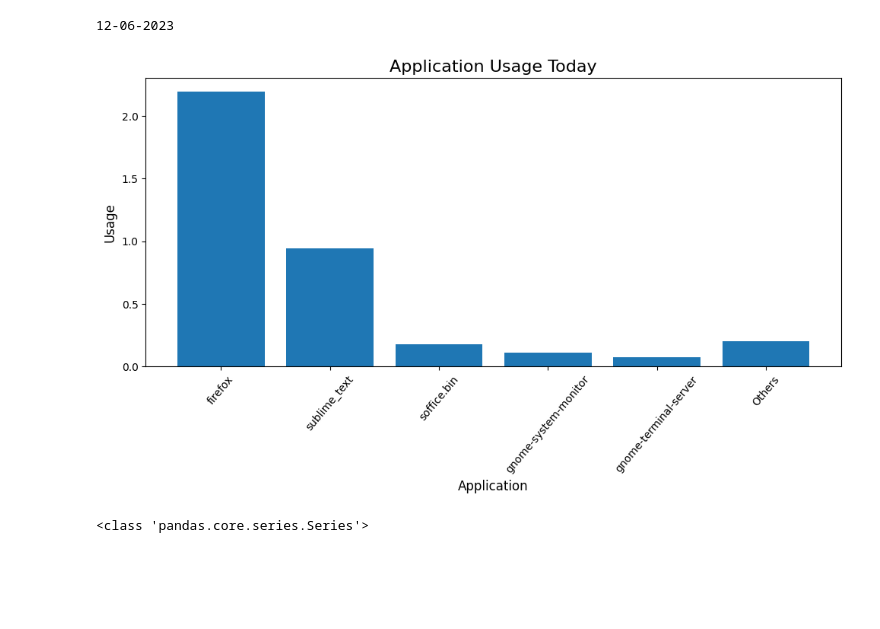
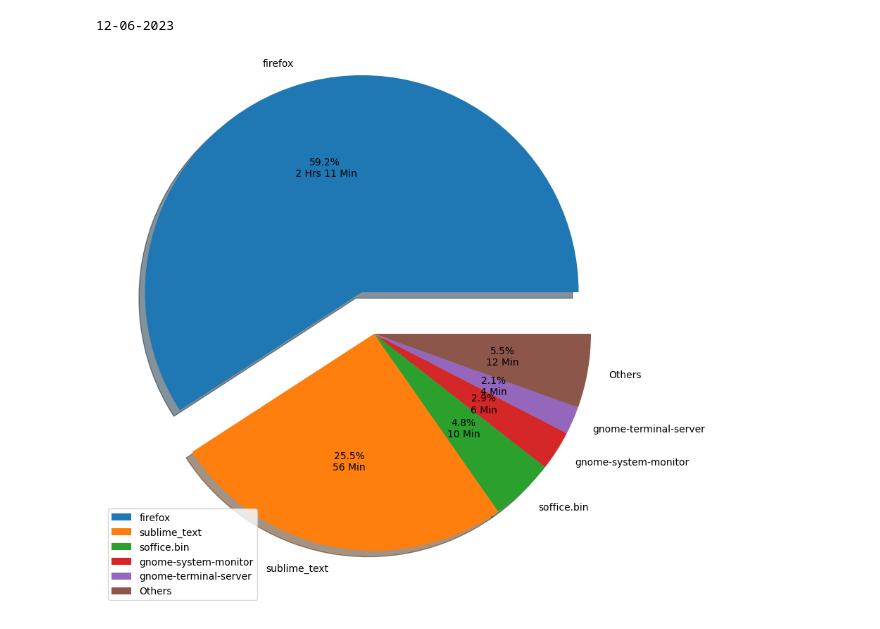
Before and after one commit to codebyAbhishekBharti/health-management-system, a Jupyter notebook: system_analyzer.ipynb, the cells around one changed output. Drawn from its saved outputs; the diff is of its cells as text; code cells hidden in the pictures; blank space fills up the shorter version.

Commit message:
Added code for pie chart @ daily app Usage
Added the code to show the proper graph of daily application usage

```diff
--- a/system_analyzer.ipynb
+++ b/system_analyzer.ipynb
@@ -76,32 +76,27 @@ print(today)
 # %% [output]
 12-06-2023
 # %%
-# today_data=df.loc[(df['DATE']==today)&(df['APPLICATION']!='xfdesktop'),['USAGE','APPLICATION']]
 today_data=new_df.loc[(new_df['DATE']==today)&(new_df['APPLICATION']!='xfdesktop'),['USAGE','APPLICATION']] #gets all the log data which has today's date to make graph
 # today_data
 data=today_data.groupby('APPLICATION')['USAGE'].sum()   #groups the application based on categories
 data=data.sort_values(ascending=False)                  #sorts the data
 
-top_5_data = data.head(5)
-sum_others = data.iloc[5:].sum()
-data = pd.concat([top_5_data,pd.Series([sum_others], index=["Others"])])
+top_5_data = data.head(5)                               #gets top 5 data from new_df
+sum_others = data.iloc[5:].sum()                        #gets the sum of all remaining data in the new_df
+data = pd.concat([top_5_data,pd.Series([sum_others], index=["Others"])])    #concatinates both data
 
-plt.figure(figsize=(10, 6))  # Adjust the figure size as per your preference
-# print(type(data.values))
-plt.bar(data.index, data.values/3600)
+def func(pct, allvalues):
+    """This funcation sets the proper format for displaying percentage and hours application in pie chart """
+    absolute = pct / 100.*np.sum(allvalues)
+    hrs = int(absolute/3600)
+    min = int((absolute%3600)/60)
+    if hrs==0:
+        return f"{pct:.1f}%\n{min} Min"
+    return f"{pct:.1f}%\n {hrs} Hrs {min} Min"
 
-# Customize the plot
-plt.title("Application Usage Today", fontsize=16)
-plt.xlabel("Application", fontsize=12)
-plt.ylabel("Usage", fontsize=12)
-plt.xticks(rotation=50)  # Rotate x-axis labels for better readability
-
-# Show the plot
-plt.tight_layout()
-plt.show()
-
-data.head(10)
-# print(type(data))
+myexplode=[0.2,0,0,0,0,0]               #sets the distorsion of graph
+plt.figure(figsize=(20, 10))            #sets the size of graph
+data.plot.pie(y="Usage",labels=data.index,autopct = lambda pct: func(pct, data.values), explode = myexplode, shadow = True,legend=True) #sets all the details for showing graph
+plt.show()                              #shows graph
 # %% [output]
-[figure, old version]
+[figure, new version]
-<class 'pandas.core.series.Series'>
```
Also changed, not shown: parts of 1 cell of this notebook.
